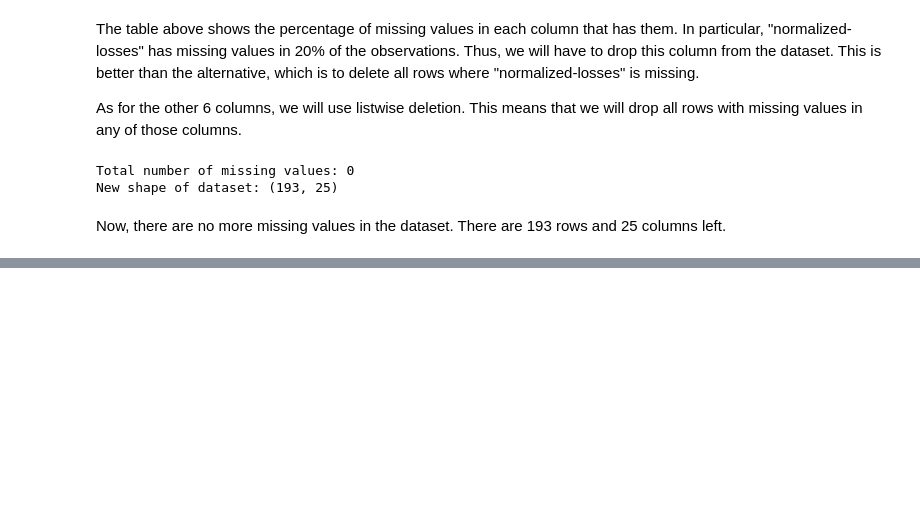
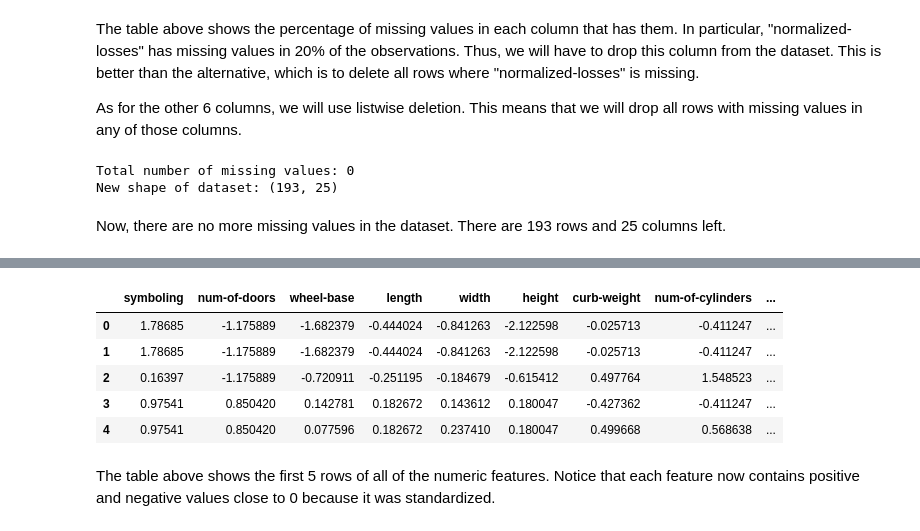
Before and after one commit to MiguelAHG/mahg-data-science, a Jupyter notebook: _notebooks/2021-12-20-Predicting-Car-Prices-K-Nearest-Neighbors.ipynb, the cells around one changed output, grey strips where cells are left out. Cells and saved outputs as stored; diff of their text form; code cells hidden in the pictures; blank space fills up the shorter version.

```diff
--- a/_notebooks/2021-12-20-Predicting-Car-Prices-K-Nearest-Neighbors.ipynb
+++ b/_notebooks/2021-12-20-Predicting-Car-Prices-K-Nearest-Neighbors.ipynb
@@ -242,0 +298,23 @@ Now, there are no more missing values in the dataset. There are 193 rows and 25
+# %%
+#collapse-hide
+all_feature_cols = [col for col in cars_df.columns if col != "price"]
+
+# Series of feature:data type
+fdt = cars_df[all_feature_cols].dtypes
+
+# Identify numeric features
+all_numeric_features = fdt.index[fdt != "object"]
+
+# Standardize
+cars_df[all_numeric_features] = cars_df[all_numeric_features].apply(stats.zscore, axis = 0)
+
+cars_df[all_numeric_features].head()
+# %% [output]
+|  | symboling | num-of-doors | wheel-base | length | width | height | curb-weight | num-of-cylinders | ... |
+| 0 | 1.78685 | -1.175889 | -1.682379 | -0.444024 | -0.841263 | -2.122598 | -0.025713 | -0.411247 | ... |
+| 1 | 1.78685 | -1.175889 | -1.682379 | -0.444024 | -0.841263 | -2.122598 | -0.025713 | -0.411247 | ... |
+| 2 | 0.16397 | -1.175889 | -0.720911 | -0.251195 | -0.184679 | -0.615412 | 0.497764 | 1.548523 | ... |
+| 3 | 0.97541 | 0.850420 | 0.142781 | 0.182672 | 0.143612 | 0.180047 | -0.427362 | -0.411247 | ... |
+| 4 | 0.97541 | 0.850420 | 0.077596 | 0.182672 | 0.237410 | 0.180047 | 0.499668 | 0.568638 | ... |
+# %% [markdown]
+The table above shows the first 5 rows of all of the numeric features. Notice that each feature now contains positive and negative values close to 0 because it was standardized.
```
Also changed, not shown: parts of 22 cells of this notebook.
